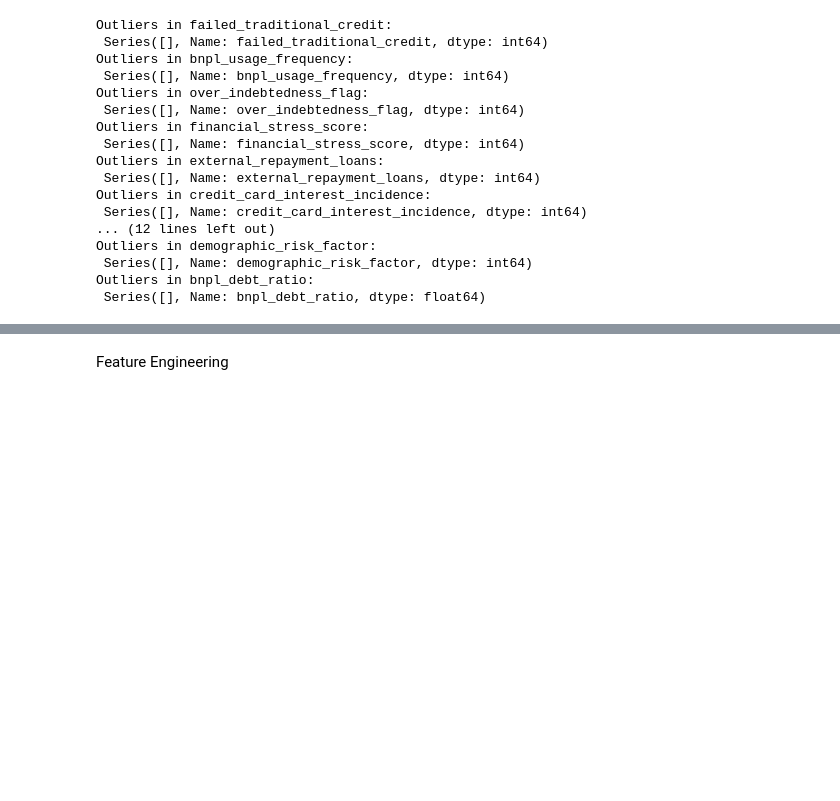
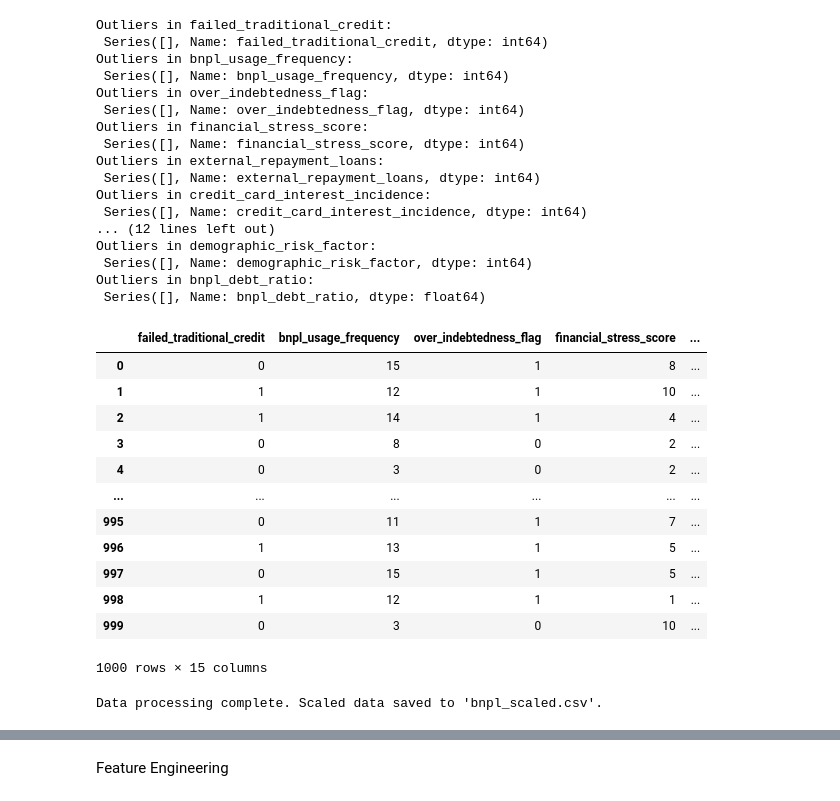
Before and after one commit to IsmailZei/Credit-Risk-Models-in-BNPL, a Jupyter notebook: Full_code.ipynb, the cells around one changed output, grey strips where cells are left out. Saved outputs shown, nothing was run; the diff lists cells and outputs as text; code cells hidden in the pictures; blank space fills up the shorter version.

```diff
--- a/Full_code.ipynb
+++ b/Full_code.ipynb
@@ -149,13 +131,28 @@ Outliers in demographic_risk_factor:
 Outliers in bnpl_debt_ratio:
  Series([], Name: bnpl_debt_ratio, dtype: float64)
 # %%
-data = DefaultFlagGenerator(data)
-data_clean = data.drop(columns=['CustomerID'])
+data_clean = DefaultFlagGenerator(data)
 data_clean
+# %% [output]
+|  | failed_traditional_credit | bnpl_usage_frequency | over_indebtedness_flag | financial_stress_score | ... |
+| 0 | 0 | 15 | 1 | 8 | ... |
+| 1 | 1 | 12 | 1 | 10 | ... |
+| 2 | 1 | 14 | 1 | 4 | ... |
+| 3 | 0 | 8 | 0 | 2 | ... |
+| 4 | 0 | 3 | 0 | 2 | ... |
+| ... | ... | ... | ... | ... | ... |
+| 995 | 0 | 11 | 1 | 7 | ... |
+| 996 | 1 | 13 | 1 | 5 | ... |
+| 997 | 0 | 15 | 1 | 5 | ... |
+| 998 | 1 | 12 | 1 | 1 | ... |
+| 999 | 0 | 3 | 0 | 10 | ... |
+1000 rows × 15 columns
 # %%
 data_scaled = Scaler(data_clean)
 data_scaled.to_csv(r'C:\Users\ixz407\OneDrive - University of Birmingham\Dissertation\Machine Learning\Dissertation\Tables\bnpl_scaled.csv', index=False)
 print("Data processing complete. Scaled data saved to 'bnpl_scaled.csv'.")
+# %% [output]
+Data processing complete. Scaled data saved to 'bnpl_scaled.csv'.
 # %%
 # run histograms for continuous columns
 continuous_cols = continuous_col(data_scaled)
```
Also changed, not shown: parts of 20 cells of this notebook.
